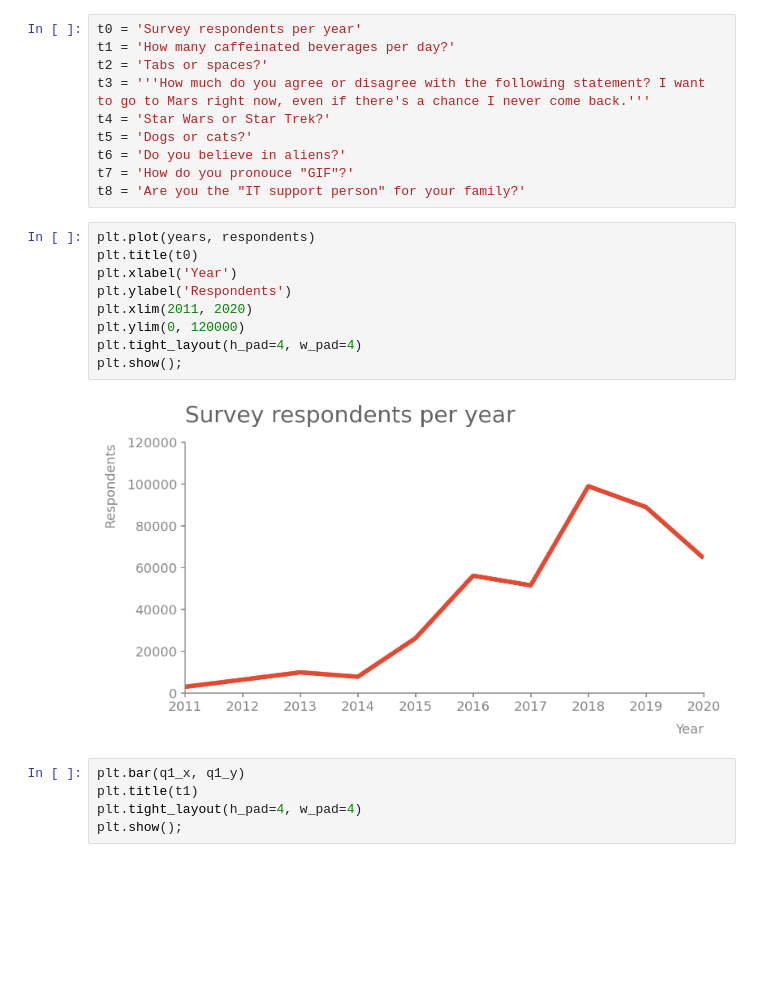
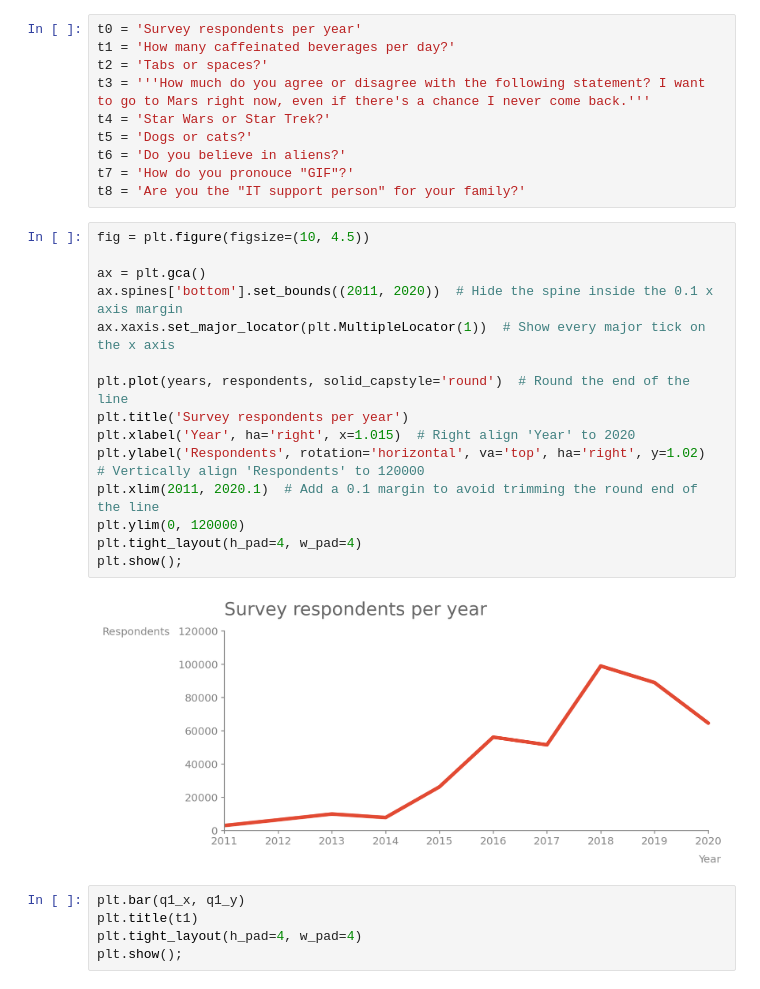
Before and after one commit to gabrieltempass/stack-overflow-survey, a Jupyter notebook: stack_overflow_survey.ipynb, the cells around one changed output. Drawn from its saved outputs; the diff is of its cells as text; blank space fills up the shorter version.

Commit message:
feat: Turn and align labels

```diff
--- a/stack_overflow_survey.ipynb
+++ b/stack_overflow_survey.ipynb
@@ -254,16 +258,22 @@ t6 = 'Do you believe in aliens?'
 t7 = 'How do you pronouce "GIF"?'
 t8 = 'Are you the "IT support person" for your family?'
 # %%
-plt.plot(years, respondents)
-plt.title(t0)
-plt.xlabel('Year')
-plt.ylabel('Respondents')
-plt.xlim(2011, 2020)
+fig = plt.figure(figsize=(10, 4.5))
+
+ax = plt.gca()
+ax.spines['bottom'].set_bounds((2011, 2020))  # Hide the spine inside the 0.1 x axis margin
+ax.xaxis.set_major_locator(plt.MultipleLocator(1))  # Show every major tick on the x axis
+
+plt.plot(years, respondents, solid_capstyle='round')  # Round the end of the line
+plt.title('Survey respondents per year')
+plt.xlabel('Year', ha='right', x=1.015)  # Right align 'Year' to 2020
+plt.ylabel('Respondents', rotation='horizontal', va='top', ha='right', y=1.02)  # Vertically align 'Respondents' to 120000
+plt.xlim(2011, 2020.1)  # Add a 0.1 margin to avoid trimming the round end of the line
 plt.ylim(0, 120000)
 plt.tight_layout(h_pad=4, w_pad=4)
 plt.show();
 # %% [output]
-[figure, old version]
+[figure, new version]
 # %%
 plt.bar(q1_x, q1_y)
 plt.title(t1)
```
Also changed, not shown: parts of 2 cells of this notebook.
